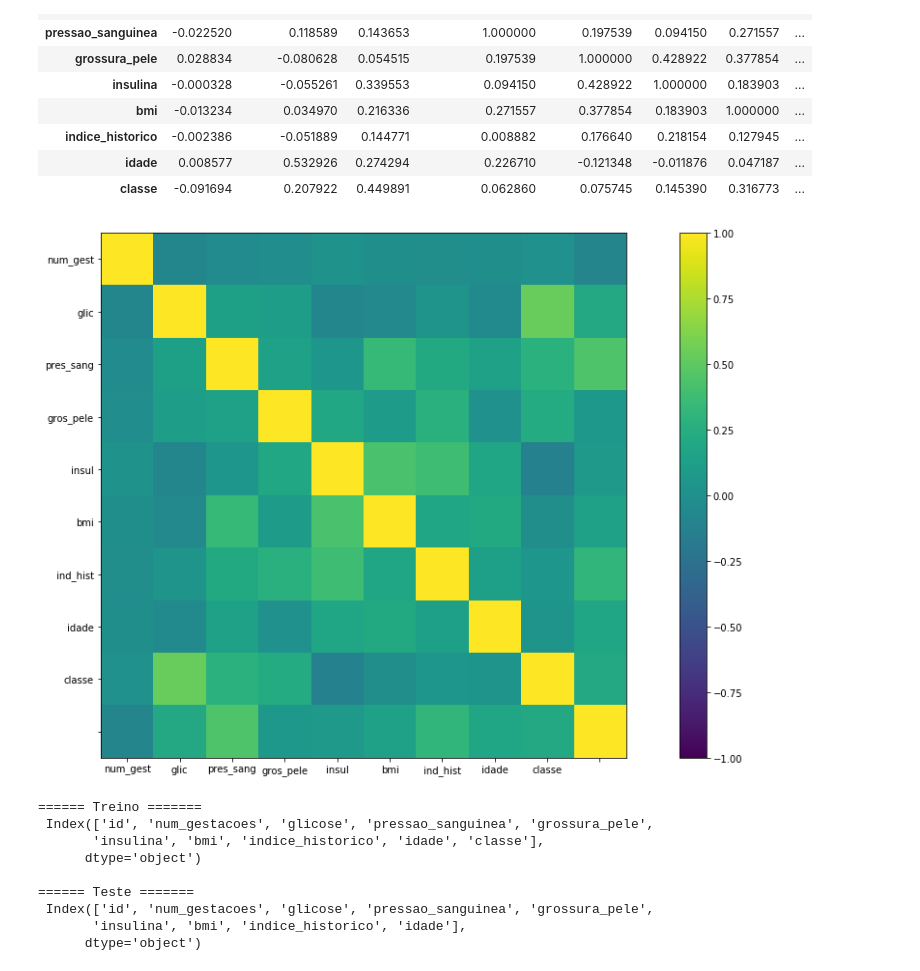
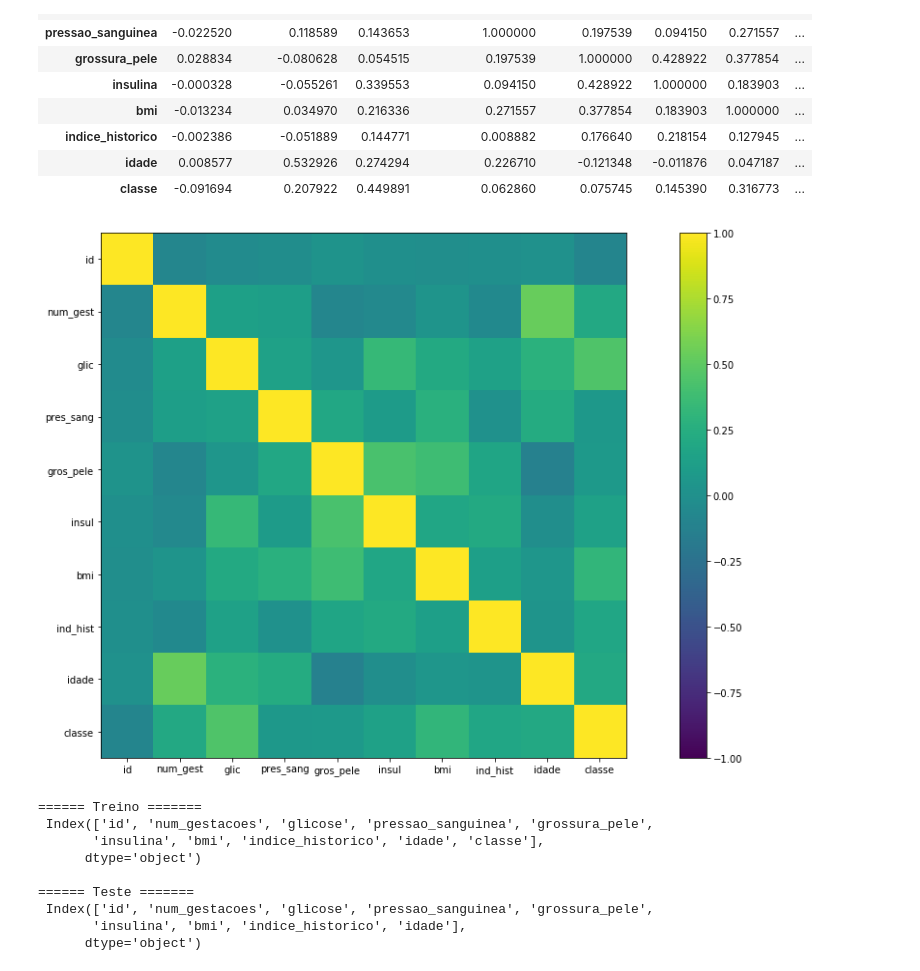
Before and after one commit to thiribeiro/Competicoes_DSA, a Jupyter notebook: 01_2019/Competicao_DSA_01_2019_V3.ipynb, the cells around one changed output. Cells and saved outputs as stored; diff of their text form; code cells hidden in the pictures.

```diff
--- a/01_2019/Competicao_DSA_01_2019_V3.ipynb
+++ b/01_2019/Competicao_DSA_01_2019_V3.ipynb
@@ -146,19 +146,19 @@ correlacoes.T
 | classe | -0.091694 | 0.207922 | 0.449891 | 0.062860 | 0.075745 | 0.145390 | 0.316773 | ... |
 # %%
 #Visualizando as correlações
-cols = ['num_gest', 'glic', 'pres_sang','gros_pele', 'insul', 'bmi', 'ind_hist', 'idade','classe']
+cols = ['id','num_gest', 'glic', 'pres_sang','gros_pele', 'insul', 'bmi', 'ind_hist', 'idade','classe']
 fig = plt.figure(figsize=(20,10))
 ax = fig.add_subplot(111)
 cax = ax.imshow(correlacoes, interpolation='nearest', vmin = -1, vmax = 1)
 fig.colorbar(cax)
 ticks = np.arange(0, 10, 1)
 ax.set_xticks(ticks)
 ax.set_yticks(ticks)
 ax.set_xticklabels(cols)
 ax.set_yticklabels(cols)
 plt.show()
 # %% [output]
-[figure, old version]
+[figure, new version]
 # %%
 print("====== Treino =======\n", df.columns)
 print("\n====== Teste =======\n", dfTest.columns)
```
